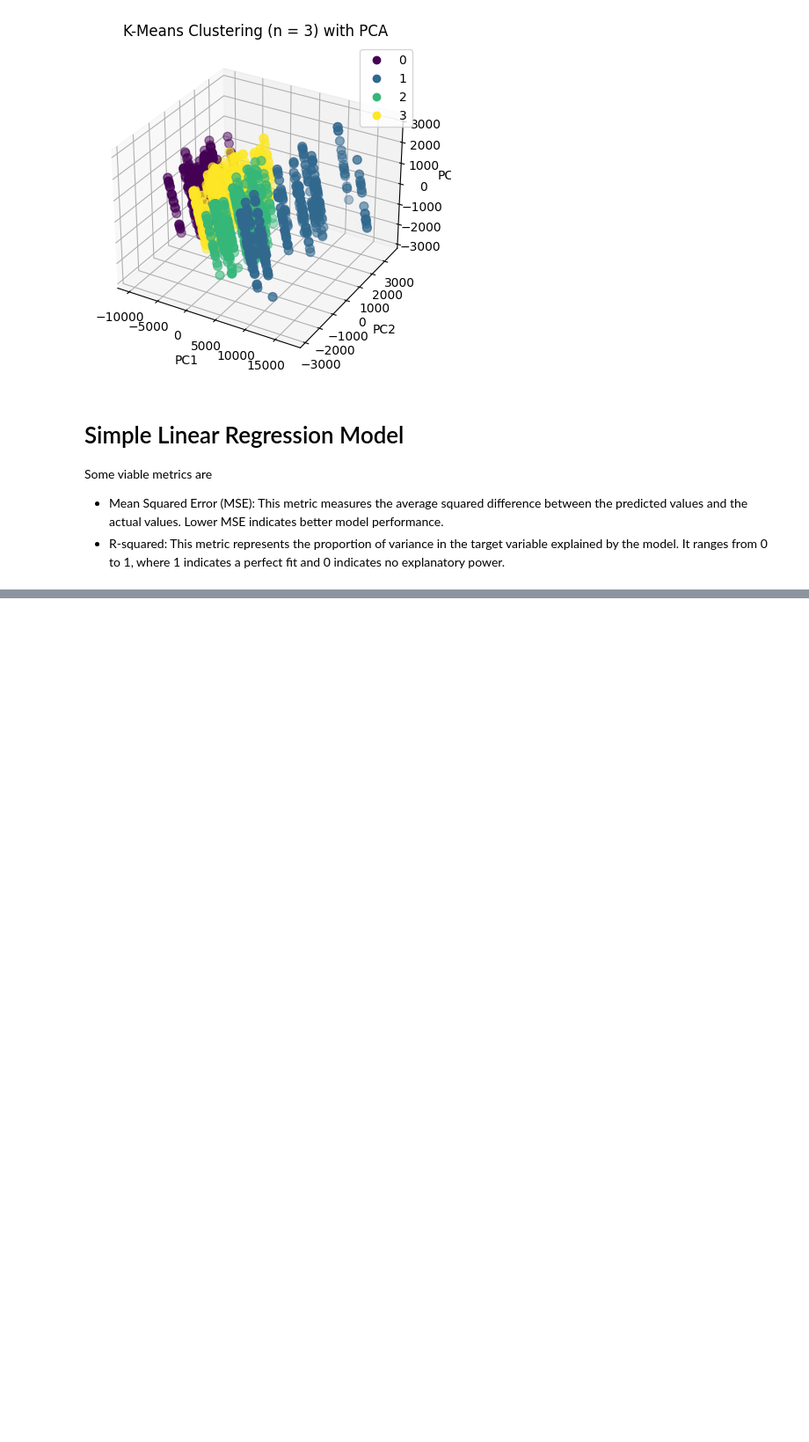
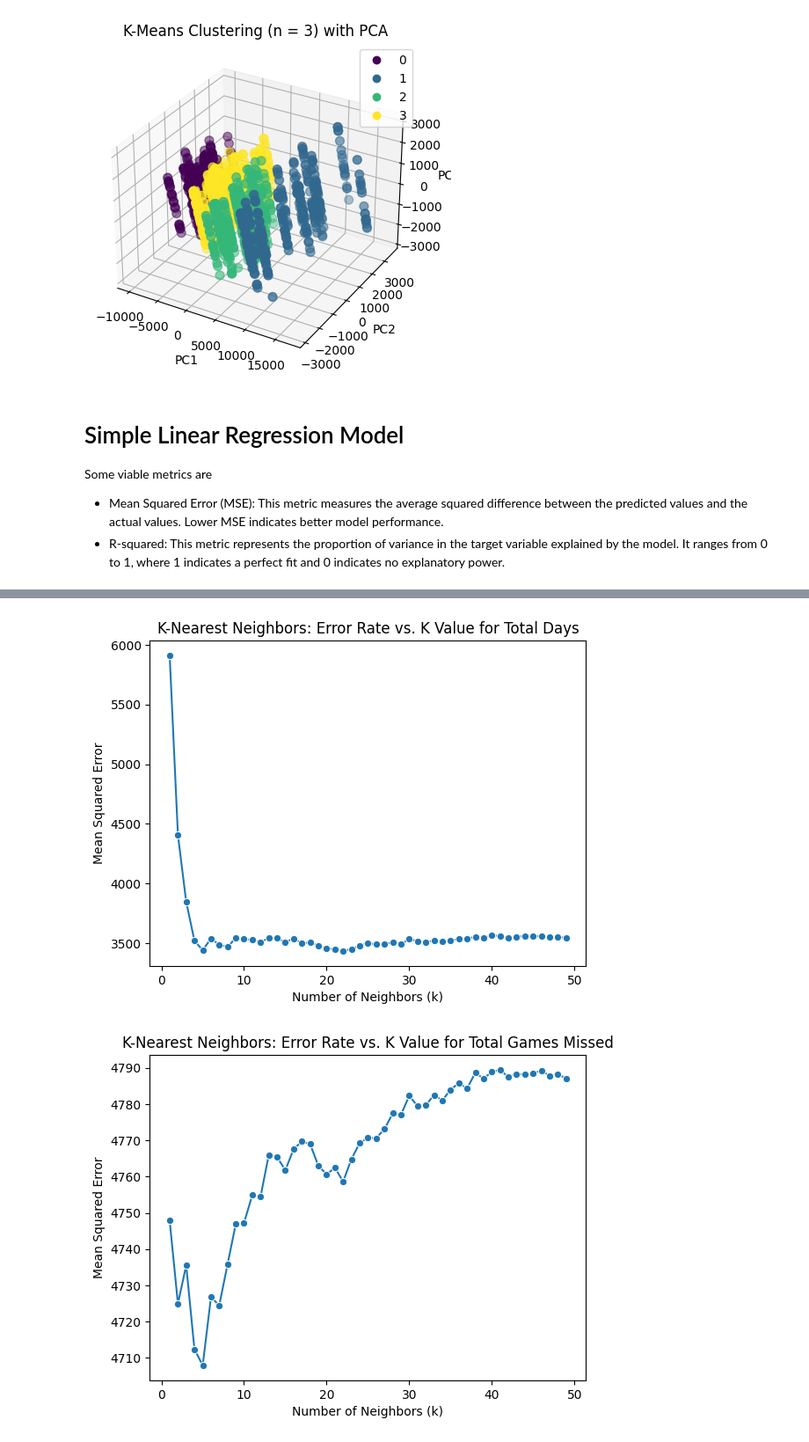
Before and after one commit to tsumian/MA4199-Injury-Prediction, a Jupyter notebook: ma4199-predictive-model.ipynb, the cells around one changed output, grey strips where cells are left out. Shown at 88% size. Drawn from its saved outputs; the diff is of its cells as text; code cells hidden in the pictures; blank space fills up the shorter version.

Commit message:
Kaggle Notebook | MA4199 Predictive Model | Version 4

```diff
--- a/ma4199-predictive-model.ipynb
+++ b/ma4199-predictive-model.ipynb
@@ -211,8 +239,9 @@ cluster_labels = kmeans.fit_predict(outfield_X_train)
 
 # Apply PCA for dimensionality reduction
 pca = PCA(n_components=2)
-principalComponents = pca.fit_transform(outfield_X_train)
-principalDf = pd.DataFrame(data = principalComponents, columns = ['principal component 1', 'principal component 2'])
+outfield_pca2_X_train = pca.fit_transform(outfield_X_train)
+outfield_pca2_X_test = pca.transform(outfield_X_test)
+principalDf = pd.DataFrame(data = outfield_pca2_X_train, columns = ['principal component 1', 'principal component 2'])
 
 # Add cluster labels to the principal components DataFrame
 principalDf['cluster'] = cluster_labels
@@ -230,8 +259,9 @@ cluster_labels = kmeans.fit_predict(outfield_X_train)
 
 # Apply PCA for dimensionality reduction
 pca = PCA(n_components=3)
-principalComponents = pca.fit_transform(outfield_X_train)
-principalDf = pd.DataFrame(data = principalComponents, columns = ['PCA1', 'PCA2', 'PCA3'])
+outfield_pca3_X_train = pca.fit_transform(outfield_X_train)
+outfield_pca3_X_test = pca.transform(outfield_X_test)
+principalDf = pd.DataFrame(data = outfield_pca3_X_train, columns = ['PCA1', 'PCA2', 'PCA3'])
 
 # Add cluster labels to the principal components DataFrame
 principalDf['cluster'] = cluster_labels
@@ -293,0 +392,36 @@ R-squared for  Injury Rate : 0.6718454171727665
+# %%
+from sklearn.neighbors import KNeighborsRegressor
+from sklearn.metrics import mean_absolute_error
+import numpy as np
+
+def get_knn_error_rates(df_X, df_y, X_test, y_test, target):
+    # Define a range of k values
+    neighbors = np.arange(1, 50)
+
+    # Create an empty list to store error values
+    error_rates = []
+
+    # Loop over different k values
+    for k in neighbors:
+        knn = KNeighborsRegressor(n_neighbors=k, metric='chebyshev')
+        knn.fit(df_X, df_y[target])
+        y_pred = knn.predict(X_test)
+        error = mean_squared_error(y_test['Total Days'], y_pred)
+        error_rates.append(error)
+
+    # Create a DataFrame to hold the results
+    error_df = pd.DataFrame({'k': neighbors, 'error': error_rates})
+
+    # Create a line plot using Seaborn
+    sns.lineplot(x='k', y='error', data=error_df, marker='o')
+    title = 'K-Nearest Neighbors: Error Rate vs. K Value for ' + target
+    plt.title(title)
+    plt.xlabel('Number of Neighbors (k)')
+    plt.ylabel('Mean Squared Error')
+    plt.show()
+# %%
+for target in targets:
+    get_knn_error_rates(outfield_X_train, outfield_y_train, outfield_X_test, outfield_y_test, target)
+# %% [output]
+[figure, added]
+[figure, added]
```
Also changed, not shown: parts of 9 cells of this notebook.
